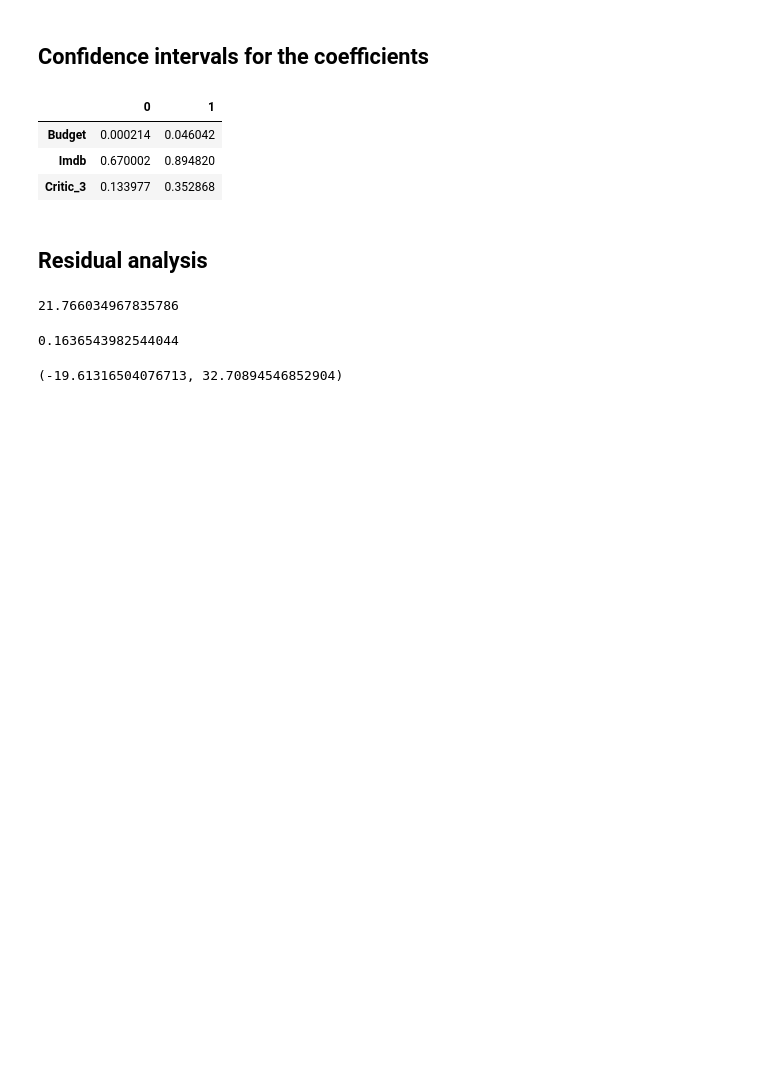
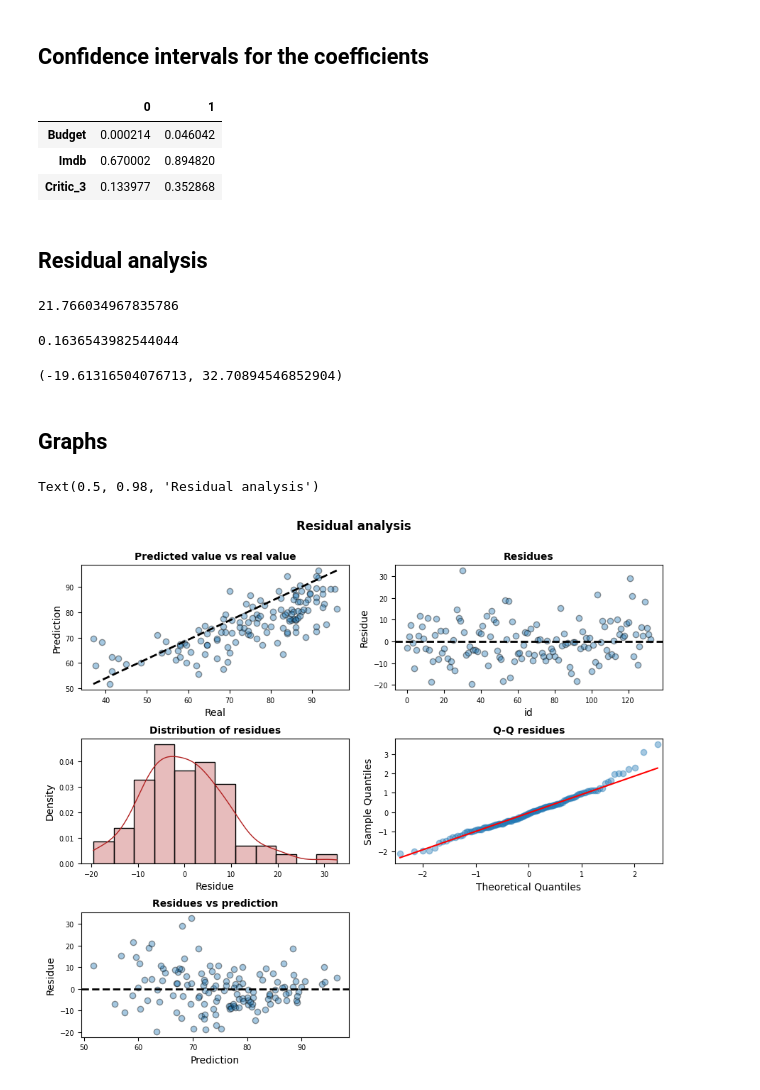
Before and after one commit to Alaninja1209/Did-you-like-the-movie-, a Jupyter notebook: MLRegression_Analysis.ipynb, the cells around one changed output. Cells and saved outputs as stored; diff of their text form; code cells hidden in the pictures; blank space fills up the shorter version.

Commit message:
Graphs and normality tests done

```diff
--- a/MLRegression_Analysis.ipynb
+++ b/MLRegression_Analysis.ipynb
@@ -586,3 +586,71 @@ residues_train.mean()
 residues_train.min(),residues_train.max()
 # %% [output]
 (-19.61316504076713, 32.70894546852904)
+# %% [markdown]
+## Graphs
+# %%
+# Graphs
+# ==============================================================================
+fig, axes = plt.subplots(nrows=3, ncols=2, figsize=(9, 8))
+
+axes[0, 0].scatter(y_train, prediction_train, edgecolors=(0, 0, 0), alpha = 0.4)
+axes[0, 0].plot([y_train.min(), y_train.max()], [prediction_train.min(), prediction_train.max()],
+                'k--', color = 'black', lw=2)
+axes[0, 0].set_title('Predicted value vs real value', fontsize = 10, fontweight = "bold")
+axes[0, 0].set_xlabel('Real')
+axes[0, 0].set_ylabel('Prediction')
+axes[0, 0].tick_params(labelsize = 7)
+
+axes[0, 1].scatter(list(range(len(y_train))), residues_train,
+                   edgecolors=(0, 0, 0), alpha = 0.4)
+axes[0, 1].axhline(y = 0, linestyle = '--', color = 'black', lw=2)
+axes[0, 1].set_title('Residues', fontsize = 10, fontweight = "bold")
+axes[0, 1].set_xlabel('id')
+axes[0, 1].set_ylabel('Residue')
+axes[0, 1].tick_params(labelsize = 7)
+
+sns.histplot(
+    data    = residues_train,
+    stat    = "density",
+    kde     = True,
+    line_kws= {'linewidth': 1},
+    color   = "firebrick",
+    alpha   = 0.3,
+    ax      = axes[1, 0]
+)
+
+axes[1, 0].set_title('Distribution of residues', fontsize = 10,
+                     fontweight = "bold")
+axes[1, 0].set_xlabel("Residue")
+axes[1, 0].tick_params(labelsize = 7)
+
+
+sm.qqplot(
+    residues_train,
+    fit   = True,
+    line  = 'q',
+    ax    = axes[1, 1],
+    color = 'firebrick',
+    alpha = 0.4,
+    lw    = 2
+)
+axes[1, 1].set_title('Q-Q residues', fontsize = 10, fontweight = "bold")
+axes[1, 1].tick_params(labelsize = 7)
+
+axes[2, 0].scatter(prediction_train, residues_train,
+                   edgecolors=(0, 0, 0), alpha = 0.4)
+axes[2, 0].axhline(y = 0, linestyle = '--', color = 'black', lw=2)
+axes[2, 0].set_title('Residues vs prediction', fontsize = 10, fontweight = "bold")
+axes[2, 0].set_xlabel('Prediction')
+axes[2, 0].set_ylabel('Residue')
+axes[2, 0].tick_params(labelsize = 7)
+
+# Eliminate empty axes
+fig.delaxes(axes[2,1])
+
+fig.tight_layout()
+plt.subplots_adjust(top=0.9)
+fig.suptitle('Residual analysis', fontsize = 12, fontweight = "bold")
+# %% [output]
+Text(0.5, 0.98, 'Residual analysis')
+[figure, added]
```
Also changed, not shown: parts of 14 cells of this notebook.
